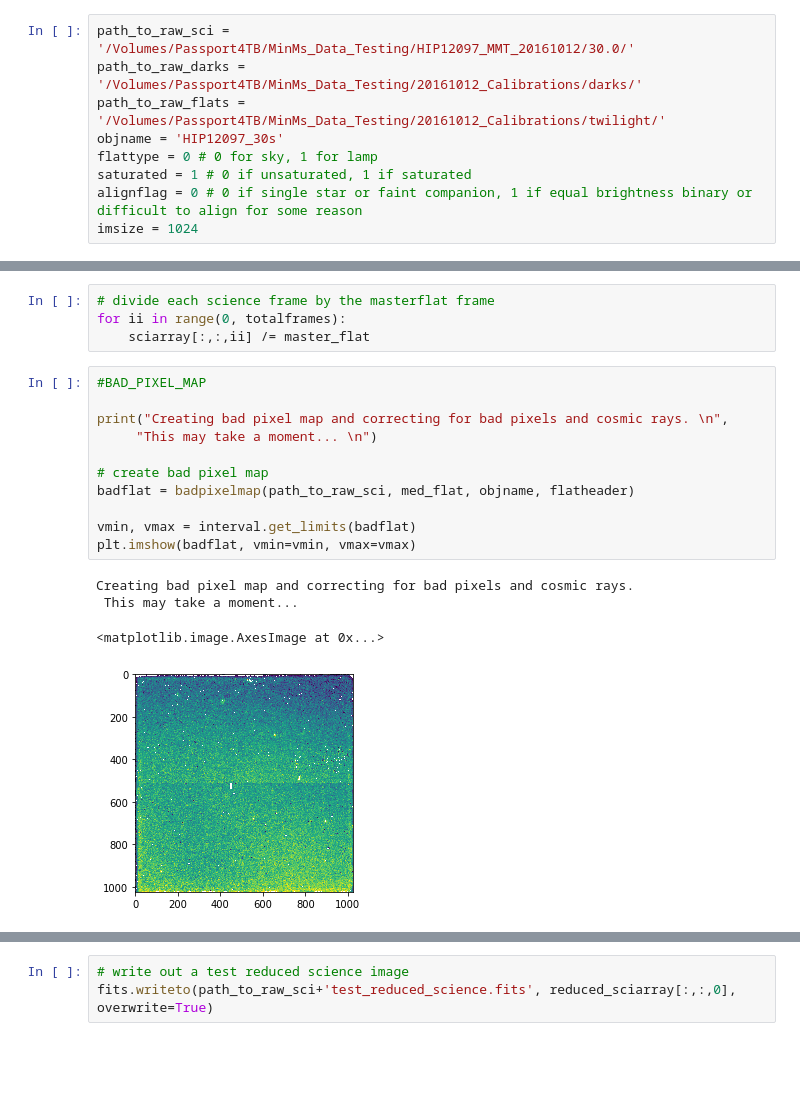
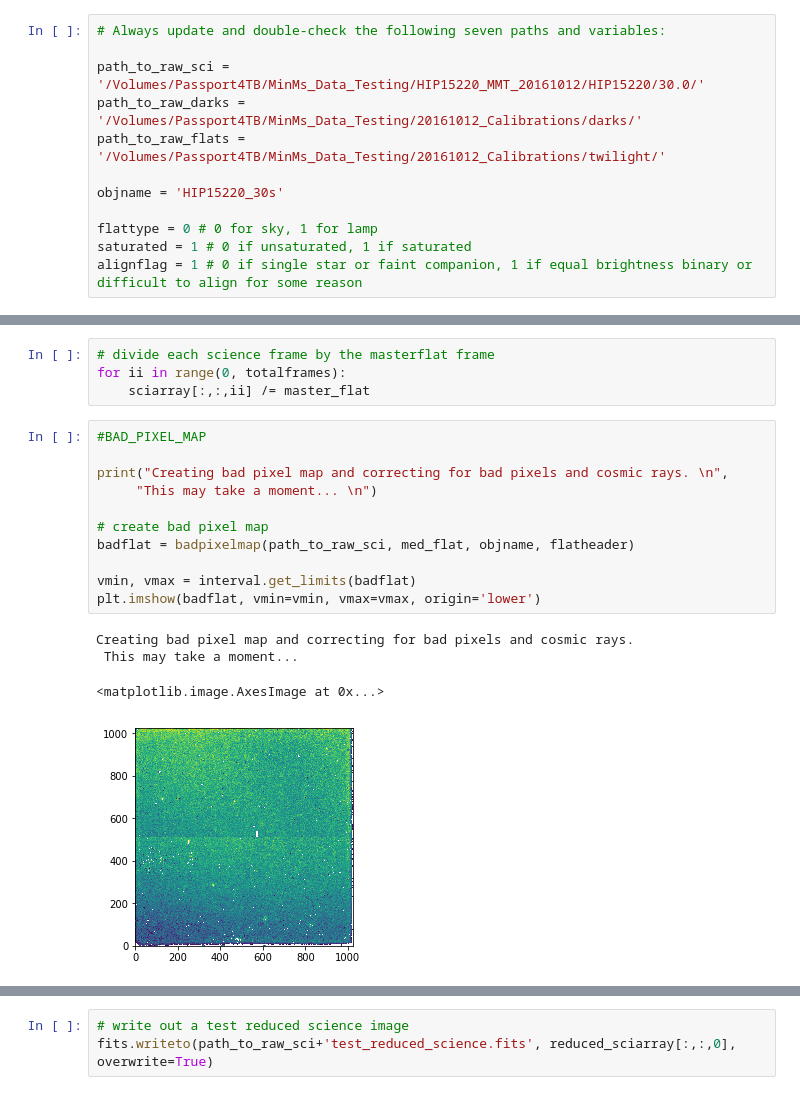
Before and after one commit to kfollette/Follette-group, a Jupyter notebook: MinMs/TestingNotebook_MMT_2.0.ipynb, the cells around one changed output, grey strips where cells are left out. Cells and saved outputs as stored; diff of their text form; blank space fills up the shorter version.

Commit message:
Update pipeline for saturated data and alignment

```diff
--- a/MinMs/TestingNotebook_MMT_2.0.ipynb
+++ b/MinMs/TestingNotebook_MMT_2.0.ipynb
@@ -46,9 +55,12 @@ More to-do items (last updated 7/1):
 # %%
-path_to_raw_sci = '/Volumes/Passport4TB/MinMs_Data_Testing/HIP12097_MMT_20161012/30.0/'
+# Always update and double-check the following seven paths and variables:
+
+path_to_raw_sci = '/Volumes/Passport4TB/MinMs_Data_Testing/HIP15220_MMT_20161012/HIP15220/30.0/'
 path_to_raw_darks = '/Volumes/Passport4TB/MinMs_Data_Testing/20161012_Calibrations/darks/'
 path_to_raw_flats = '/Volumes/Passport4TB/MinMs_Data_Testing/20161012_Calibrations/twilight/'
-objname = 'HIP12097_30s'
+
+objname = 'HIP15220_30s'
+
 flattype = 0 # 0 for sky, 1 for lamp
 saturated = 1 # 0 if unsaturated, 1 if saturated
-alignflag = 0 # 0 if single star or faint companion, 1 if equal brightness binary or difficult to align for some reason
-imsize = 1024
+alignflag = 1 # 0 if single star or faint companion, 1 if equal brightness binary or difficult to align for some reason
@@ -193,19 +200,19 @@ for ii in range(0, totalframes):
 # %%
 #BAD_PIXEL_MAP
 
 print("Creating bad pixel map and correcting for bad pixels and cosmic rays. \n",
      "This may take a moment... \n")
 
 # create bad pixel map
 badflat = badpixelmap(path_to_raw_sci, med_flat, objname, flatheader)
 
 vmin, vmax = interval.get_limits(badflat)
-plt.imshow(badflat, vmin=vmin, vmax=vmax)
+plt.imshow(badflat, vmin=vmin, vmax=vmax, origin='lower')
 # %% [output]
 Creating bad pixel map and correcting for bad pixels and cosmic rays.
  This may take a moment...
 <matplotlib.image.AxesImage at 0x...>
-[figure, old version]
+[figure, new version]
 # %%
 # correct the bad pixels and cosmic rays
 reduced_sciarray = correct_bad_pixels(sciarray, badflat)
```
Also changed, not shown: parts of 19 cells of this notebook, 2 other files.
